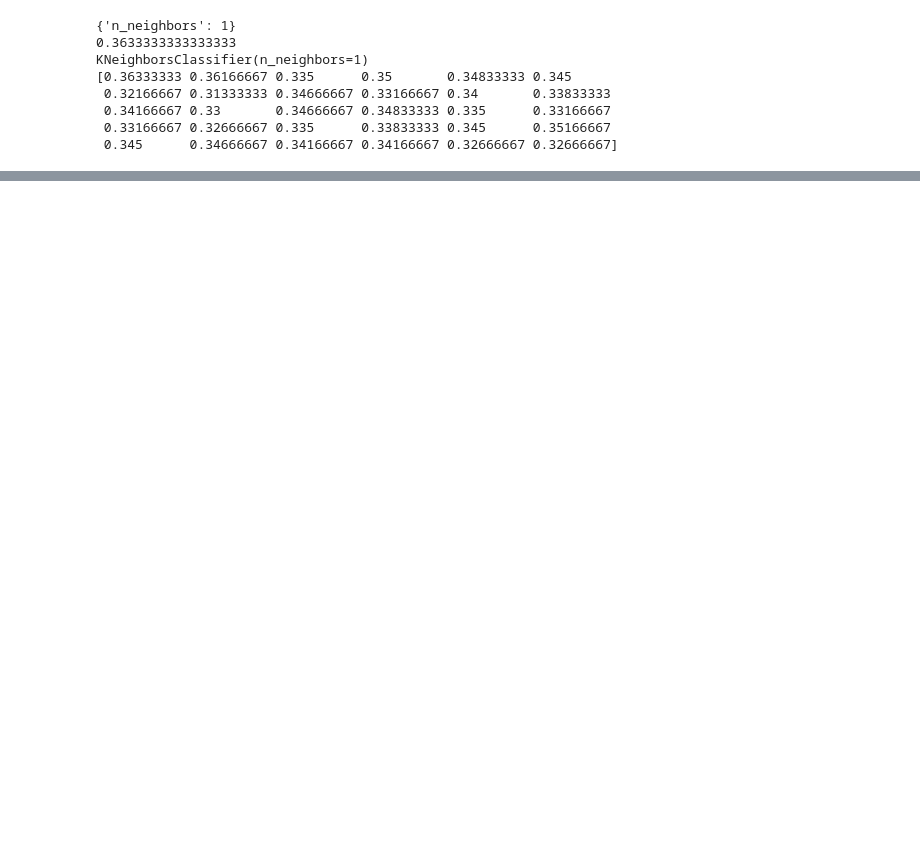
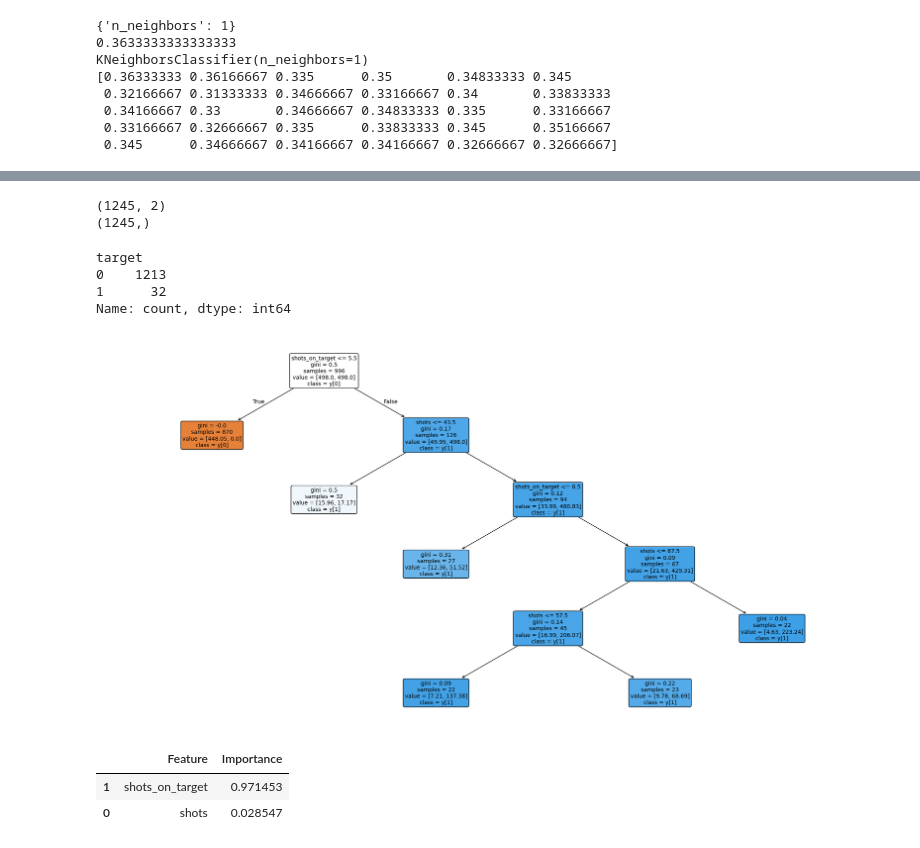
Before and after one commit to esairajesh2-droid/Machine_learning, a Jupyter notebook: practice.ipynb, the cells around one changed output, grey strips where cells are left out. Drawn from its saved outputs; the diff is of its cells as text; code cells hidden in the pictures; blank space fills up the shorter version.

```diff
--- a/practice.ipynb
+++ b/practice.ipynb
@@ -78,0 +310,9 @@ KNeighborsClassifier(n_neighbors=1)
+# %%
+ok = df.groupby('player_name').agg({
+    'goals': 'sum',
+    'shots': 'sum',
+    'shots_on_target': 'sum',
+    'expected_goals_xg': 'sum',
+    'performance_score': 'mean'
+}).reset_index()
+ok
@@ -78,0 +333,3 @@ KNeighborsClassifier(n_neighbors=1)
+# %%
+ok['target']=(ok['goals']>10).astype(int)
+ok
@@ -78,0 +370,14 @@ KNeighborsClassifier(n_neighbors=1)
+# %%
+from sklearn.tree import DecisionTreeClassifier
+from sklearn.metrics import classification_report,accuracy_score,confusion_matrix
+from sklearn.model_selection import train_test_split
+from sklearn.preprocessing import LabelEncoder
+x=ok[['shots','shots_on_target']]
+y=ok['target']
+x_train,x_test,y_train,y_test=train_test_split(x,y,test_size=0.2,random_state=42)
+model=DecisionTreeClassifier(max_depth=10,class_weight='balanced',criterion='entropy',min_samples_leaf=5,min_samples_split=5)
+model=model.fit(x_train,y_train)
+y_pred=model.predict(x_test)
+print(accuracy_score(y_test,y_pred))
+print(classification_report(y_test,y_pred))
+print(confusion_matrix(y_test,y_pred))
@@ -78,0 +397,39 @@ KNeighborsClassifier(n_neighbors=1)
+# %%
+print(x.shape)
+print(y.shape)
+# %% [output]
+(1245, 2)
+(1245,)
+# %%
+ok['target'].value_counts()
+# %% [output]
+target
+0    1213
+1      32
+Name: count, dtype: int64
+# %%
+from sklearn.tree import plot_tree
+import matplotlib.pyplot as plt
+plt.figure(figsize=(20,10))
+plot_tree(model,filled=True,feature_names=list(x.columns),class_names=True,rounded=True,fontsize=10,precision=2,)
+plt.tight_layout()
+plt.show()
+# %% [output]
+[figure, added]
+# %%
+importance = pd.DataFrame({
+    'Feature': x.columns,
+    'Importance': model.feature_importances_
+})
+
+importance
+importance = importance.sort_values(
+    by='Importance',
+    ascending=False
+)
+
+importance
+# %% [output]
+|  | Feature | Importance |
+| 1 | shots_on_target | 0.971453 |
+| 0 | shots | 0.028547 |
```
Also changed, not shown: parts of 21 cells of this notebook.
